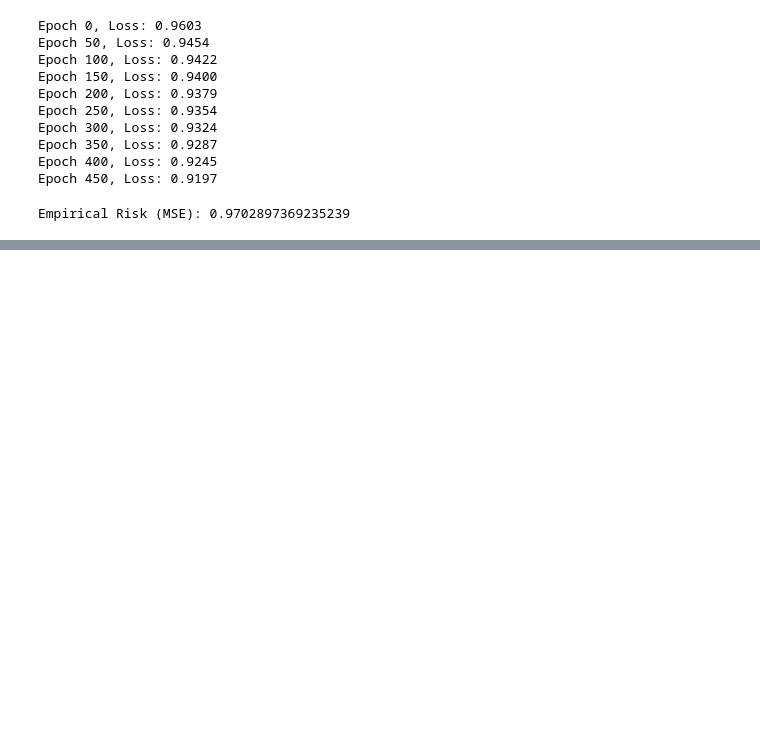
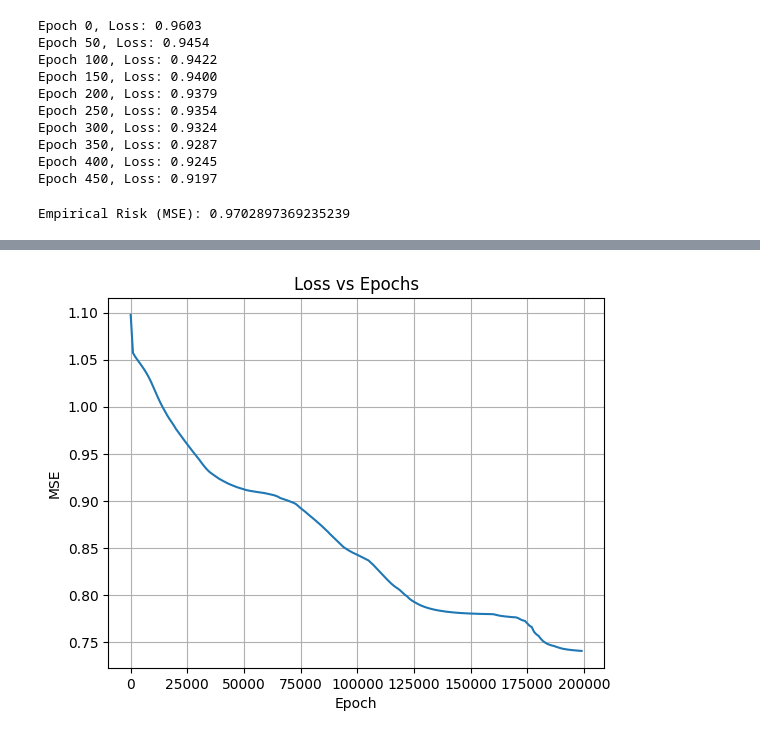
Before and after one commit to ahmdbnrsl/From-Python-to-ML, a Jupyter notebook: DEEP_LEARNING/deep_learning.ipynb, the cells around one changed output, grey strips where cells are left out. Cells and saved outputs as stored; diff of their text form; code cells hidden in the pictures; blank space fills up the shorter version.

```diff
--- a/DEEP_LEARNING/deep_learning.ipynb
+++ b/DEEP_LEARNING/deep_learning.ipynb
@@ -169,0 +184,59 @@ Empirical Risk (MSE): 0.9702897369235239
+# %%
+import numpy as np
+import matplotlib.pyplot as plt
+
+def relu(x): return np.maximum(0, x)
+def relu_derivative(x): return (x > 0).astype(float)
+def mse(y_true, y_pred): return np.mean((y_true - y_pred) ** 2)
+def mse_derivative(y_true, y_pred): return 2 * (y_pred - y_true) / y_true.shape[0]
+
+np.random.seed(42)
+m, d, k = 200, 5, 1
+X = np.random.randn(m, d)
+Y = np.random.randn(m, k)
+
+hidden_size = 8
+W0 = np.random.randn(d, hidden_size) * 0.1
+b0 = np.zeros((1, hidden_size))
+W1 = np.random.randn(hidden_size, k) * 0.1
+b1 = np.zeros((1, k))
+
+lr = 0.001
+epochs = 200_000
+losses = []
+
+for epoch in range(epochs):
+    Z1 = X @ W0 + b0
+    A1 = relu(Z1)
+    Z2 = A1 @ W1 + b1
+    Y_pred = Z2
+
+    loss = mse(Y, Y_pred)
+
+    if epoch % 1000 == 0:
+        losses.append(loss)
+    if epoch % 10000 == 0:
+        print(f"Epoch {epoch}, Loss: {loss:.6f}")
+
+    dZ2 = mse_derivative(Y, Y_pred)
+    dW1 = A1.T @ dZ2
+    db1 = np.sum(dZ2, axis=0, keepdims=True)
+    dA1 = dZ2 @ W1.T
+    dZ1 = dA1 * relu_derivative(Z1)
+    dW0 = X.T @ dZ1
+    db0 = np.sum(dZ1, axis=0, keepdims=True)
+
+    W1 -= lr * dW1
+    b1 -= lr * db1
+    W0 -= lr * dW0
+    b0 -= lr * db0
+
+print(f"Final Loss: {loss:.6f}")
+
+plt.plot(np.arange(0, epochs, 1000), losses)
+plt.title("Loss vs Epochs")
+plt.xlabel("Epoch")
+plt.ylabel("MSE")
+plt.grid(True)
+plt.show()
+# %% [output]
@@ -169,0 +260 @@ Empirical Risk (MSE): 0.9702897369235239
+[figure, added]
```
Also changed, not shown: parts of 2 cells of this notebook.
